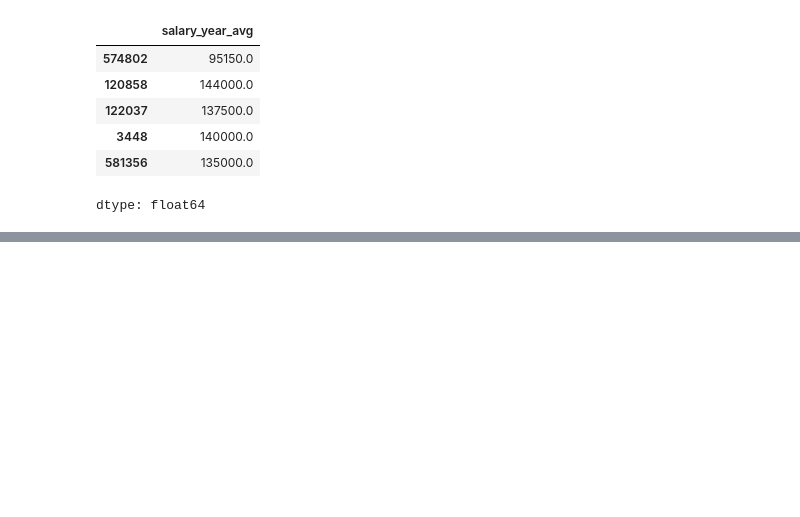
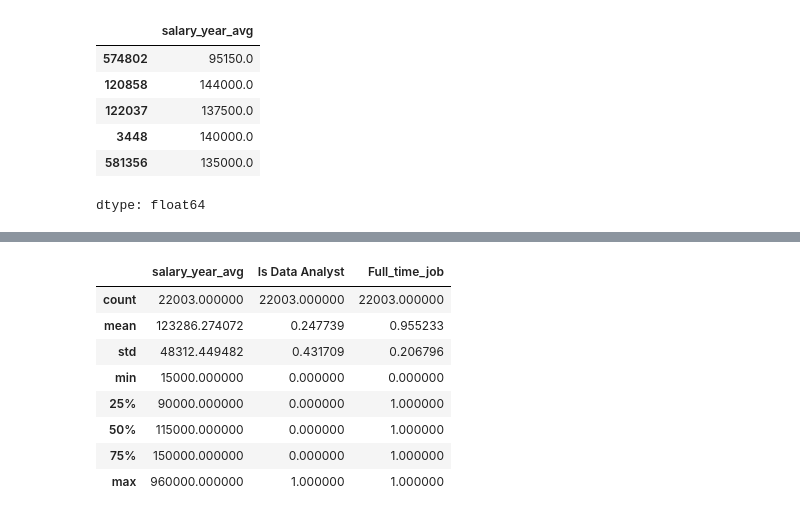
Before and after one commit to Shubham11122/Python-practice, a Jupyter notebook: 4_Problems/1_23_Pandas Intro.ipynb, the cells around one changed output, grey strips where cells are left out. Saved outputs shown, nothing was run; the diff lists cells and outputs as text; code cells hidden in the pictures; blank space fills up the shorter version.

```diff
--- a/4_Problems/1_23_Pandas Intro.ipynb
+++ b/4_Problems/1_23_Pandas Intro.ipynb
@@ -681,0 +704,12 @@ dtype: float64
+# %%
+df.describe()
+# %% [output]
+|  | salary_year_avg | Is Data Analyst | Full_time_job |
+| count | 22003.000000 | 22003.000000 | 22003.000000 |
+| mean | 123286.274072 | 0.247739 | 0.955233 |
+| std | 48312.449482 | 0.431709 | 0.206796 |
+| min | 15000.000000 | 0.000000 | 0.000000 |
+| 25% | 90000.000000 | 0.000000 | 1.000000 |
+| 50% | 115000.000000 | 0.000000 | 1.000000 |
+| 75% | 150000.000000 | 0.000000 | 1.000000 |
+| max | 960000.000000 | 1.000000 | 1.000000 |
```
Also changed, not shown: parts of 17 cells of this notebook.
